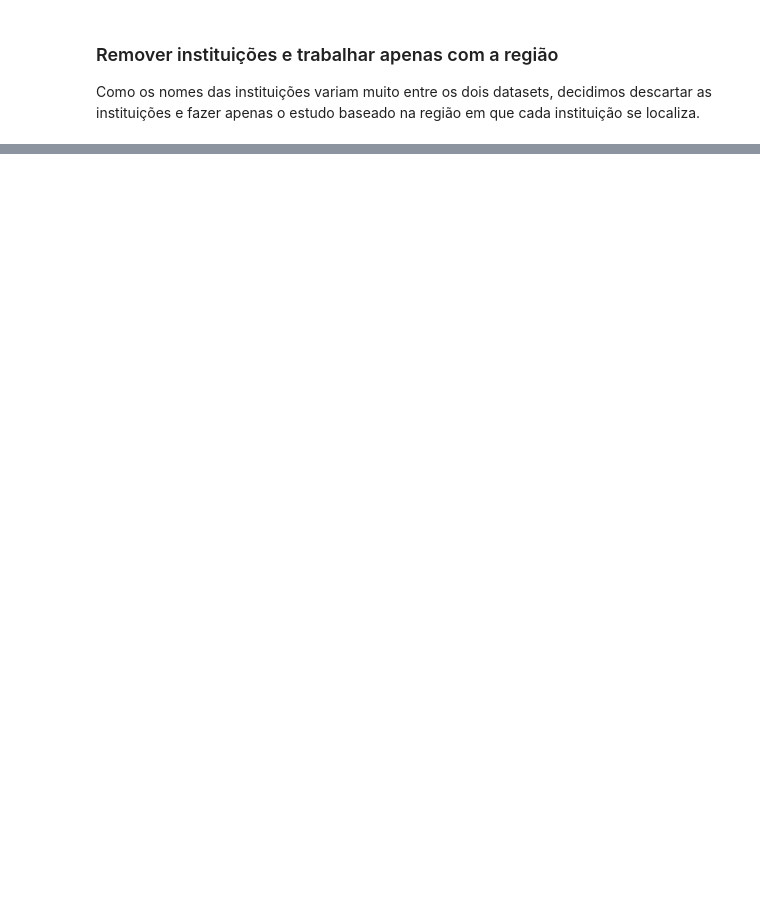
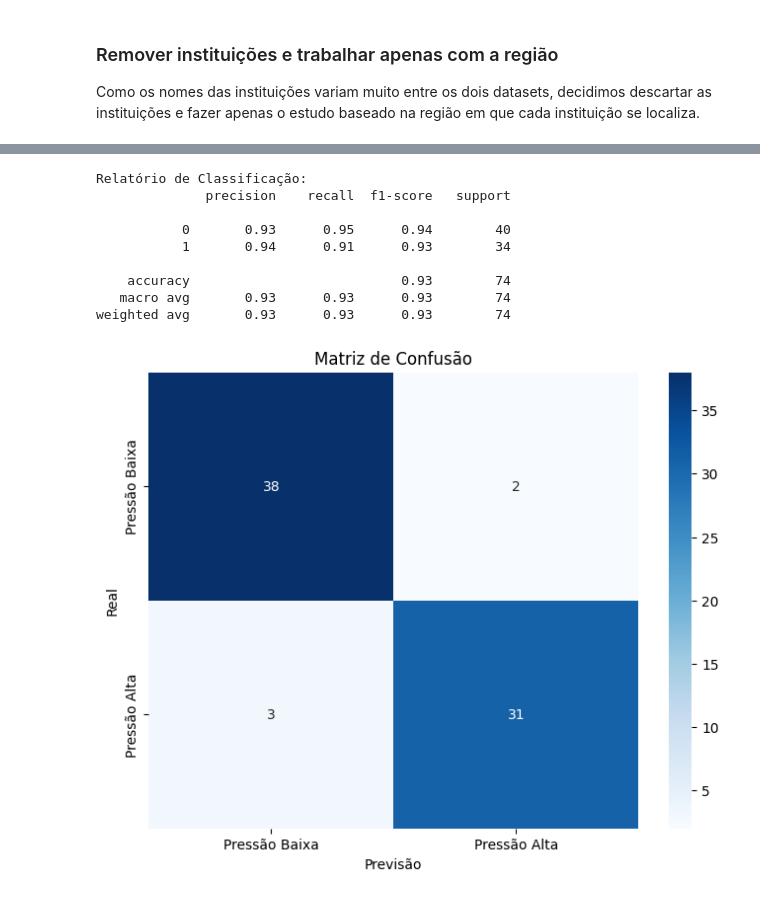
Before and after one commit to He1senb0rg/Projeto-PCD, a Jupyter notebook: projeto.ipynb, the cells around one changed output, grey strips where cells are left out. Cells and saved outputs as stored; diff of their text form; code cells hidden in the pictures; blank space fills up the shorter version.

```diff
--- a/projeto.ipynb
+++ b/projeto.ipynb
@@ -219,0 +498,53 @@ df_modelo.head(15)
+# %%
+# criar coluna da soma
+df_modelo["pressao_total"] = df_modelo["internamentos"] + df_modelo["dias_internamento"]
+
+# calcular a média
+avg = df_modelo["pressao_total"].mean()
+
+# criar coluna binária
+df_modelo["pressao_alta"] = (df_modelo["pressao_total"] > avg).astype(int)
+
+# definir features e target para classificação
+X = df_modelo[[
+    "urgencias_gerais",
+    "urgencias_pediatricas",
+    "urgencias_obstetricas",
+    "urgencias_psiquiatricas",
+    "ambulatorio",
+    "obitos"
+]]
+y = df_modelo["pressao_alta"]
+
+# dividir os dados em treino e teste
+X_train, X_test, y_train, y_test = train_test_split(X, y, test_size=0.2, random_state=42)
+
+# criar e treinar o modelo de random forest para classificação
+rfc_model = RandomForestClassifier(n_estimators=100, random_state=42)
+rfc_model.fit(X_train, y_train)
+
+# fazer previsões
+y_pred = rfc_model.predict(X_test)
+
+# avaliar o modelo de classificação
+print("Relatório de Classificação:")
+print(classification_report(y_test, y_pred))
+
+# mostrar a matriz de confusão
+plt.figure(figsize=(8, 6))
+sns.heatmap(confusion_matrix(y_test, y_pred), annot=True, fmt='d', cmap='Blues', xticklabels=['Pressão Baixa', 'Pressão Alta'], yticklabels=['Pressão Baixa', 'Pressão Alta'])
+plt.title("Matriz de Confusão")
+plt.xlabel("Previsão")
+plt.ylabel("Real")
+plt.show()
+# %% [output]
+Relatório de Classificação:
+              precision    recall  f1-score   support
+
+           0       0.93      0.95      0.94        40
+           1       0.94      0.91      0.93        34
+
+    accuracy                           0.93        74
+   macro avg       0.93      0.93      0.93        74
+weighted avg       0.93      0.93      0.93        74
+[figure, added]
```
Also changed, not shown: parts of 28 cells of this notebook.
